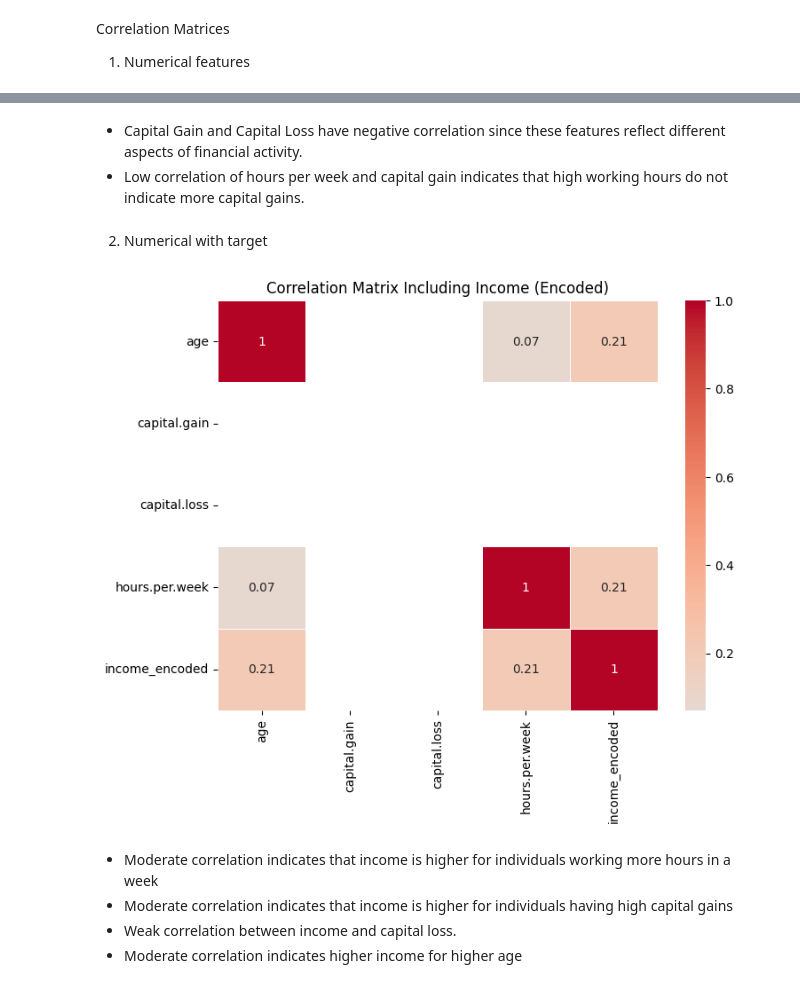
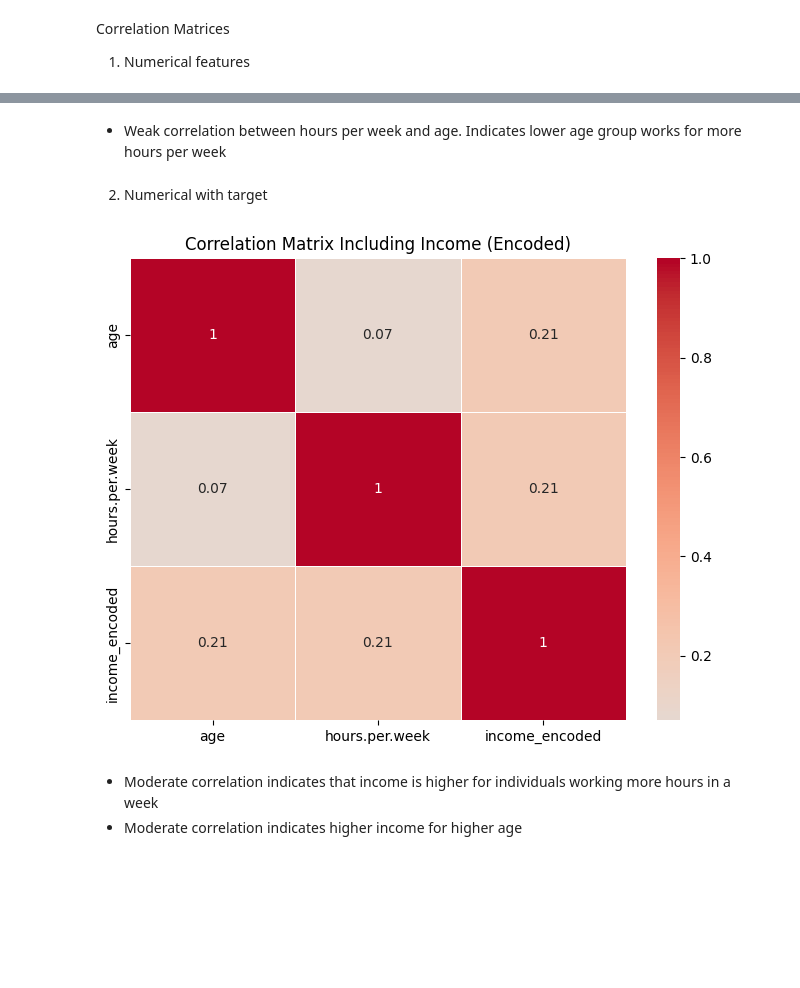
Before and after one commit to atharvawadekar/Adult-census-income-classification, a Jupyter notebook: phase1_eda.ipynb, the cells around one changed output, grey strips where cells are left out. Saved outputs shown, nothing was run; the diff lists cells and outputs as text; code cells hidden in the pictures; blank space fills up the shorter version.

```diff
--- a/phase1_eda.ipynb
+++ b/phase1_eda.ipynb
@@ -1156,19 +1156,17 @@ plt.show()
-# %% [markdown]
-- Capital Gain and Capital Loss have negative correlation since these features reflect different aspects of financial activity.
-- Low correlation of hours per week and capital gain indicates that high working hours do not indicate more capital gains.
+# %% [markdown]
+
+- Weak correlation between hours per week and age. Indicates lower age group works for more hours per week
 # %% [markdown]
 2. Numerical with target
 # %%
-corr_matrix_full = df[['age', 'capital.gain', 'capital.loss', 'hours.per.week', 'income_encoded']].corr()
+corr_matrix_full = df[['age', 'hours.per.week', 'income_encoded']].corr()
 
 plt.figure(figsize=(8, 6))
 sns.heatmap(corr_matrix_full, annot=True, cmap='coolwarm', center=0, linewidths=0.5)
 plt.title('Correlation Matrix Including Income (Encoded)')
 plt.show()
 # %% [output]
-[figure, old version]
+[figure, new version]
 # %% [markdown]
 - Moderate correlation indicates that income is higher for individuals working more hours in a week
-- Moderate correlation indicates that income is higher for individuals having high capital gains
-- Weak correlation between income and capital loss.
 - Moderate correlation indicates higher income for higher age
```
Also changed, not shown: parts of 4 cells of this notebook.
